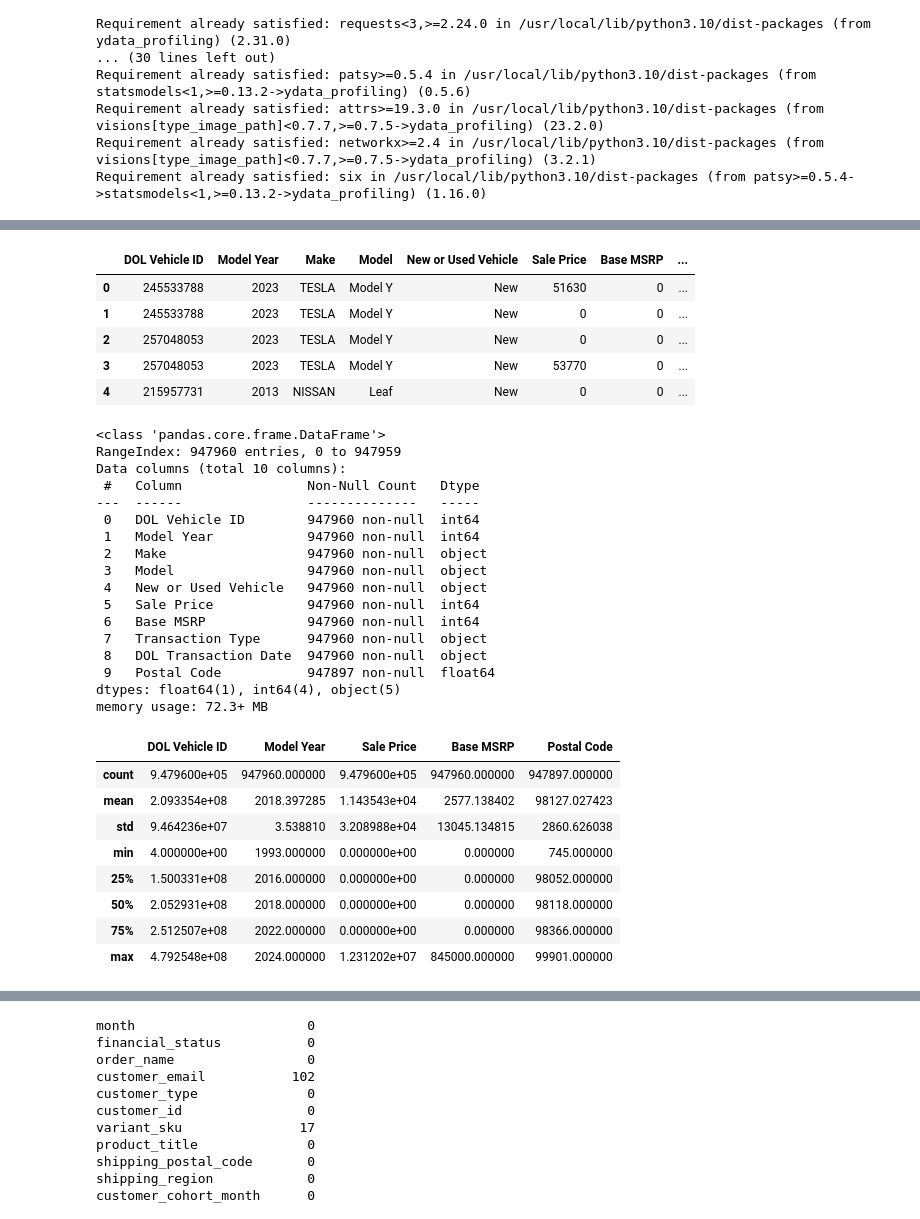
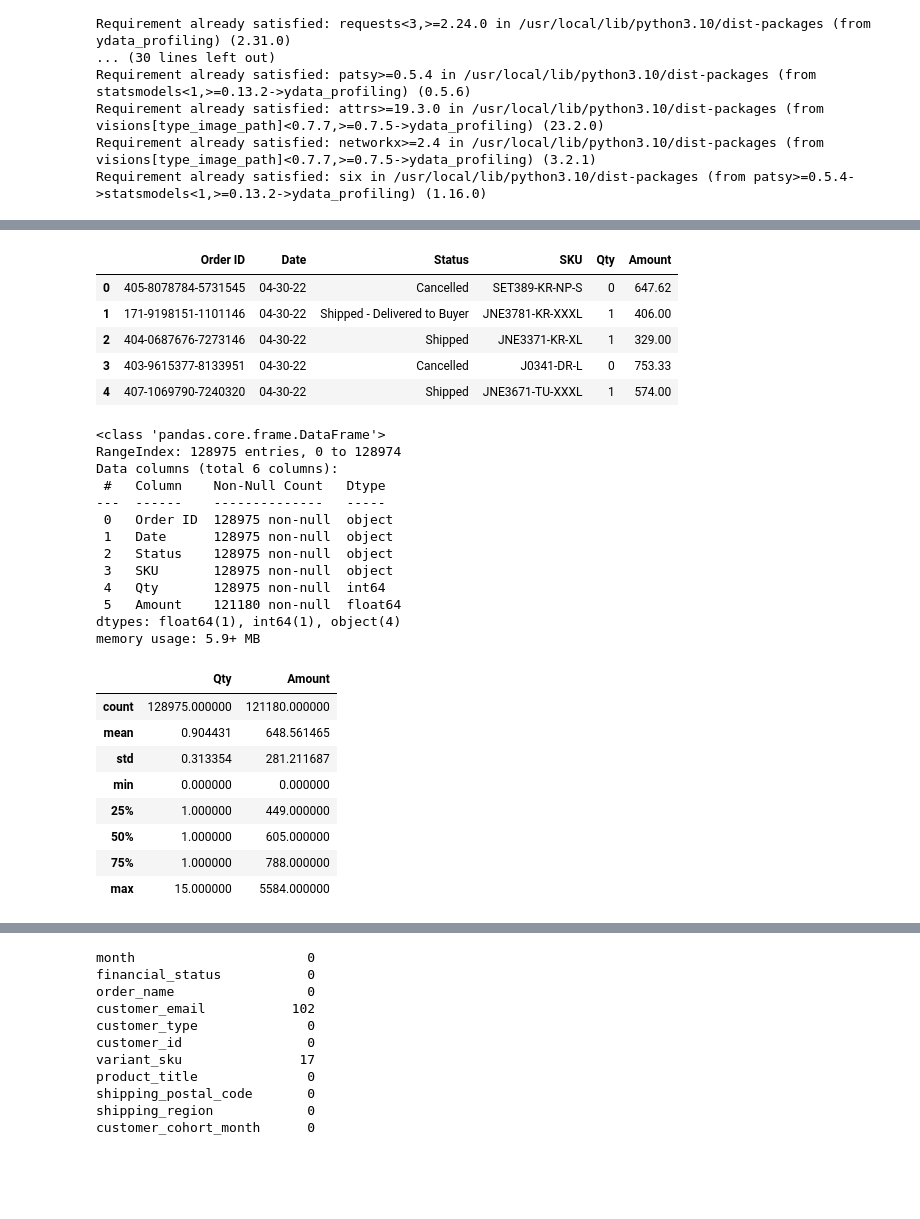
Before and after one commit to Requenamar3/Data-Mining, a Jupyter notebook: Data_Mining_Module1_AMZ_CLV.ipynb, the cells around one changed output, grey strips where cells are left out. Drawn from its saved outputs; the diff is of its cells as text; code cells hidden in the pictures; blank space fills up the shorter version.

```diff
--- a/Data_Mining_Module1_AMZ_CLV.ipynb
+++ b/Data_Mining_Module1_AMZ_CLV.ipynb
@@ -120,53 +124,48 @@ from ydata_profiling import ProfileReport
 # %%
 # Define the columns you want to read
 columns_to_read = [
-    'DOL Vehicle ID', 'Sale Price', 'Base MSRP', 'Transaction Type',
-    'DOL Transaction Date', 'Postal Code', 'Model Year', 'Make', 'Model',
-    'New or Used Vehicle'
+    'Order ID', 'Date', 'Status', 'Qty','Amount',
+    'SKU'
 ]
 
 # Read the specified columns from the CSV
-EV = pd.read_csv("Electric_Vehicle_Title_and_Registration_Activity.csv", usecols=columns_to_read)
+AMZ = pd.read_csv("Amazon Sale Report.csv", usecols=columns_to_read)
 
-EV.head()
+AMZ.head()
 # %% [output]
-|  | DOL Vehicle ID | Model Year | Make | Model | New or Used Vehicle | Sale Price | Base MSRP | ... |
-| 0 | 245533788 | 2023 | TESLA | Model Y | New | 51630 | 0 | ... |
-| 1 | 245533788 | 2023 | TESLA | Model Y | New | 0 | 0 | ... |
-| 2 | 257048053 | 2023 | TESLA | Model Y | New | 0 | 0 | ... |
-| 3 | 257048053 | 2023 | TESLA | Model Y | New | 53770 | 0 | ... |
-| 4 | 215957731 | 2013 | NISSAN | Leaf | New | 0 | 0 | ... |
+|  | Order ID | Date | Status | SKU | Qty | Amount |
+| 0 | 405-8078784-5731545 | 04-30-22 | Cancelled | SET389-KR-NP-S | 0 | 647.62 |
+| 1 | 171-9198151-1101146 | 04-30-22 | Shipped - Delivered to Buyer | JNE3781-KR-XXXL | 1 | 406.00 |
+| 2 | 404-0687676-7273146 | 04-30-22 | Shipped | JNE3371-KR-XL | 1 | 329.00 |
+| 3 | 403-9615377-8133951 | 04-30-22 | Cancelled | J0341-DR-L | 0 | 753.33 |
+| 4 | 407-1069790-7240320 | 04-30-22 | Shipped | JNE3671-TU-XXXL | 1 | 574.00 |
 # %%
-EV.info()
+AMZ.info()
 # %% [output]
 <class 'pandas.core.frame.DataFrame'>
-RangeIndex: 947960 entries, 0 to 947959
-Data columns (total 10 columns):
- #   Column                Non-Null Count   Dtype
----  ------                --------------   -----
- 0   DOL Vehicle ID        947960 non-null  int64
- 1   Model Year            947960 non-null  int64
- 2   Make                  947960 non-null  object
- 3   Model                 947960 non-null  object
- 4   New or Used Vehicle   947960 non-null  object
- 5   Sale Price            947960 non-null  int64
- 6   Base MSRP             947960 non-null  int64
- 7   Transaction Type      947960 non-null  object
- 8   DOL Transaction Date  947960 non-null  object
- 9   Postal Code           947897 non-null  float64
-dtypes: float64(1), int64(4), object(5)
-memory usage: 72.3+ MB
+RangeIndex: 128975 entries, 0 to 128974
+Data columns (total 6 columns):
+ #   Column    Non-Null Count   Dtype
+---  ------    --------------   -----
+ 0   Order ID  128975 non-null  object
+ 1   Date      128975 non-null  object
+ 2   Status    128975 non-null  object
+ 3   SKU       128975 non-null  object
+ 4   Qty       128975 non-null  int64
+ 5   Amount    121180 non-null  float64
+dtypes: float64(1), int64(1), object(4)
+memory usage: 5.9+ MB
 # %%
-EV.describe()
+AMZ.describe()
 # %% [output]
-|  | DOL Vehicle ID | Model Year | Sale Price | Base MSRP | Postal Code |
-| count | 9.479600e+05 | 947960.000000 | 9.479600e+05 | 947960.000000 | 947897.000000 |
-| mean | 2.093354e+08 | 2018.397285 | 1.143543e+04 | 2577.138402 | 98127.027423 |
-| std | 9.464236e+07 | 3.538810 | 3.208988e+04 | 13045.134815 | 2860.626038 |
-| min | 4.000000e+00 | 1993.000000 | 0.000000e+00 | 0.000000 | 745.000000 |
-| 25% | 1.500331e+08 | 2016.000000 | 0.000000e+00 | 0.000000 | 98052.000000 |
-| 50% | 2.052931e+08 | 2018.000000 | 0.000000e+00 | 0.000000 | 98118.000000 |
-| 75% | 2.512507e+08 | 2022.000000 | 0.000000e+00 | 0.000000 | 98366.000000 |
-| max | 4.792548e+08 | 2024.000000 | 1.231202e+07 | 845000.000000 | 99901.000000 |
+|  | Qty | Amount |
+| count | 128975.000000 | 121180.000000 |
+| mean | 0.904431 | 648.561465 |
+| std | 0.313354 | 281.211687 |
+| min | 0.000000 | 0.000000 |
+| 25% | 1.000000 | 449.000000 |
+| 50% | 1.000000 | 605.000000 |
+| 75% | 1.000000 | 788.000000 |
+| max | 15.000000 | 5584.000000 |
 # %%
 # Create a ProfileReport object
```
Also changed, not shown: parts of 15 cells of this notebook.
